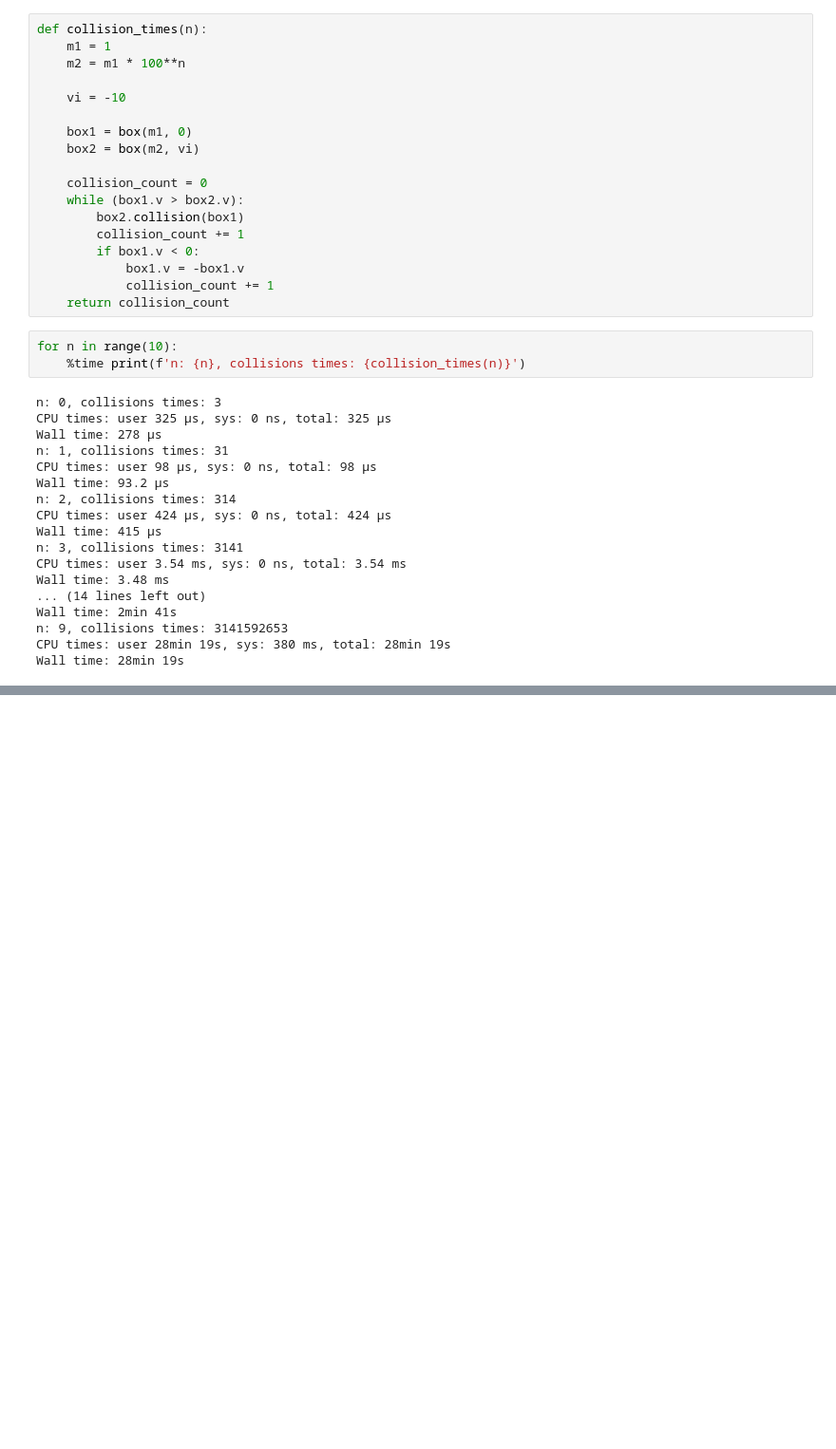
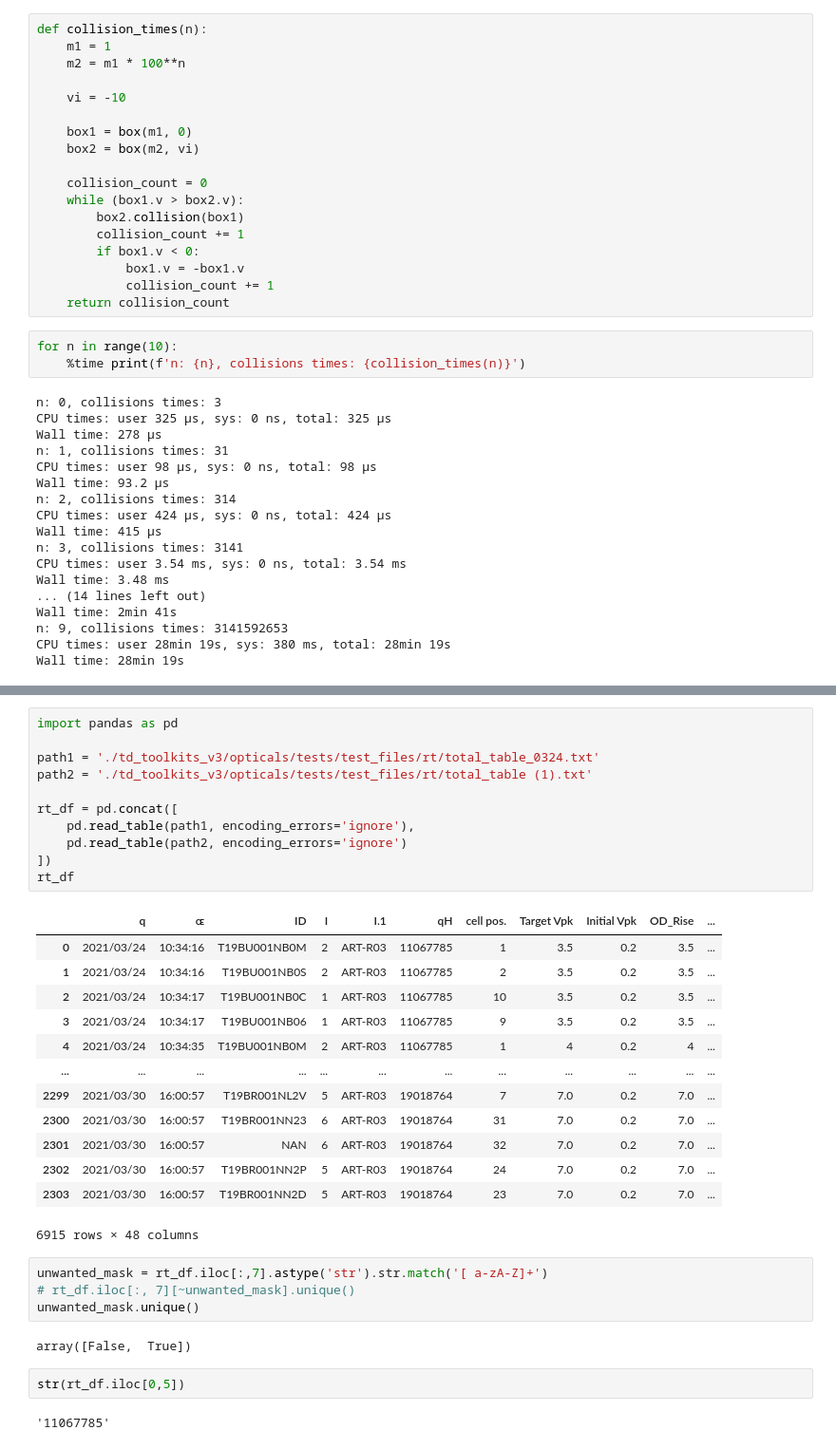
Before and after one commit to dimsplendid/td_toolkits_v3, a Jupyter notebook: test.ipynb, the cells around one changed output, grey strips where cells are left out. Shown: that part at 95% size. Cells and saved outputs as stored; diff of their text form; blank space fills up the shorter version.

```diff
--- a/test.ipynb
+++ b/test.ipynb
@@ -140,0 +147,35 @@ Wall time: 28min 19s
+# %%
+import pandas as pd
+
+path1 = './td_toolkits_v3/opticals/tests/test_files/rt/total_table_0324.txt'
+path2 = './td_toolkits_v3/opticals/tests/test_files/rt/total_table (1).txt'
+
+rt_df = pd.concat([
+    pd.read_table(path1, encoding_errors='ignore'),
+    pd.read_table(path2, encoding_errors='ignore')
+])
+rt_df
+# %% [output]
+|  | q | ɶ | ID | I | I.1 | qH | cell pos. | Target Vpk | Initial Vpk | OD_Rise | ... |
+| 0 | 2021/03/24 | 10:34:16 | T19BU001NB0M | 2 | ART-R03 | 11067785 | 1 | 3.5 | 0.2 | 3.5 | ... |
+| 1 | 2021/03/24 | 10:34:16 | T19BU001NB0S | 2 | ART-R03 | 11067785 | 2 | 3.5 | 0.2 | 3.5 | ... |
+| 2 | 2021/03/24 | 10:34:17 | T19BU001NB0C | 1 | ART-R03 | 11067785 | 10 | 3.5 | 0.2 | 3.5 | ... |
+| 3 | 2021/03/24 | 10:34:17 | T19BU001NB06 | 1 | ART-R03 | 11067785 | 9 | 3.5 | 0.2 | 3.5 | ... |
+| 4 | 2021/03/24 | 10:34:35 | T19BU001NB0M | 2 | ART-R03 | 11067785 | 1 | 4 | 0.2 | 4 | ... |
+| ... | ... | ... | ... | ... | ... | ... | ... | ... | ... | ... | ... |
+| 2299 | 2021/03/30 | 16:00:57 | T19BR001NL2V | 5 | ART-R03 | 19018764 | 7 | 7.0 | 0.2 | 7.0 | ... |
+| 2300 | 2021/03/30 | 16:00:57 | T19BR001NN23 | 6 | ART-R03 | 19018764 | 31 | 7.0 | 0.2 | 7.0 | ... |
+| 2301 | 2021/03/30 | 16:00:57 | NAN | 6 | ART-R03 | 19018764 | 32 | 7.0 | 0.2 | 7.0 | ... |
+| 2302 | 2021/03/30 | 16:00:57 | T19BR001NN2P | 5 | ART-R03 | 19018764 | 24 | 7.0 | 0.2 | 7.0 | ... |
+| 2303 | 2021/03/30 | 16:00:57 | T19BR001NN2D | 5 | ART-R03 | 19018764 | 23 | 7.0 | 0.2 | 7.0 | ... |
+6915 rows × 48 columns
+# %%
+unwanted_mask = rt_df.iloc[:,7].astype('str').str.match('[ a-zA-Z]+')
+# rt_df.iloc[:, 7][~unwanted_mask].unique()
+unwanted_mask.unique()
+# %% [output]
+array([False,  True])
+# %%
+str(rt_df.iloc[0,5])
+# %% [output]
+'11067785'
```
Also changed, not shown: parts of 5 cells of this notebook, 9 other files.
